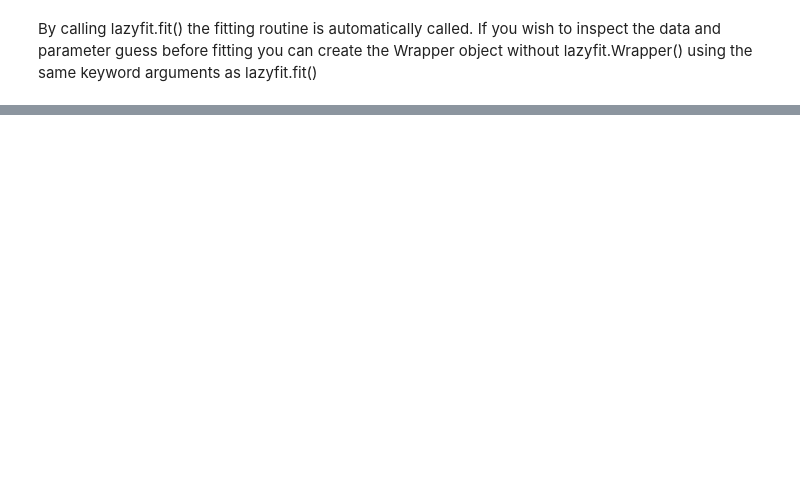
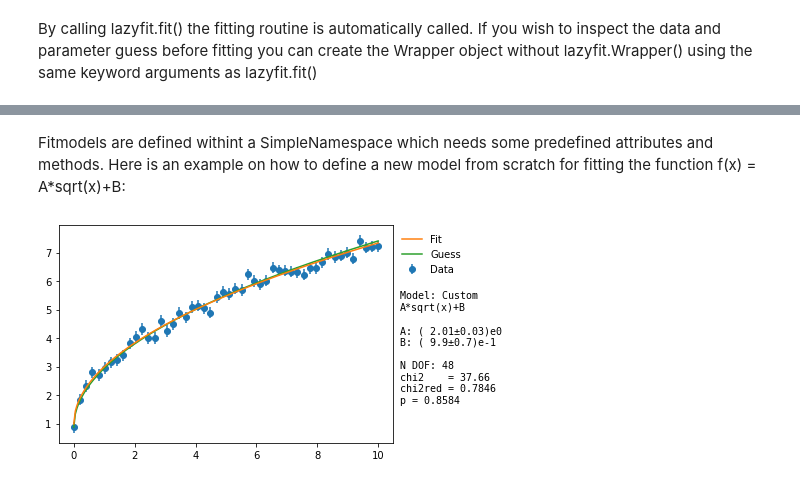
Before and after one commit to M-Hayhurst/lazyfit, a Jupyter notebook: Test Notebooks/Lazyfit Feature Overview.ipynb, the cells around one changed output, grey strips where cells are left out. Drawn from its saved outputs; the diff is of its cells as text; code cells hidden in the pictures; blank space fills up the shorter version.

Commit message:
Add option to pass custom fit models

```diff
--- a/Test Notebooks/Lazyfit Feature Overview.ipynb
+++ b/Test Notebooks/Lazyfit Feature Overview.ipynb
@@ -210,0 +213,2 @@ wrapper.fit() # invoke the fitting
+# %% [markdown]
+Fitmodels are defined withint a SimpleNamespace which needs some predefined attributes and methods. Here is an example on how to define a new model from scratch for fitting the function f(x) = A*sqrt(x)+B:
@@ -210,0 +217,33 @@ wrapper.fit() # invoke the fitting
+# %%
+model_sqrt = types.SimpleNamespace()
+
+def func_sqrt(x, A, B):
+    '''the fit model which is evaluated. x is always first argument followed by bit parameters'''
+    return A * np.sqrt(x) + B
+
+def guess_sqrt(x, y):
+    '''function for getting a guess on fit parameters'''
+    B = np.min(y)
+    A = (np.max(y)-B)/np.sqrt(np.max(x))
+    return [A,B]
+
+def bounds_sqrt(x, y):
+    '''function for setting parameter bounds'''
+    lb = [-np.inf, -np.inf]
+    ub = [np.inf, np.inf]
+    return lb, ub
+
+model_sqrt.f = func_sqrt # assign function
+model_sqrt.guess = guess_sqrt # assign guess
+model_sqrt.bounds = bounds_sqrt # assign bounds
+model_sqrt.string = 'A*sqrt(x)+B' # assign description
+# %%
+# generate test data
+x2 = np.linspace(0,10,50)
+y2 = 2*np.sqrt(x2) + 1 + np.random.normal(scale=0.2, size=x2.size)
+# %%
+fit = lazyfit.fit(model_sqrt, x2, y2, dy=0.2)
+# %%
+fit.plot(plot_guess=True);
+# %% [output]
+[figure, added]
```
Also changed, not shown: parts of 27 cells of this notebook, 1 other file.
